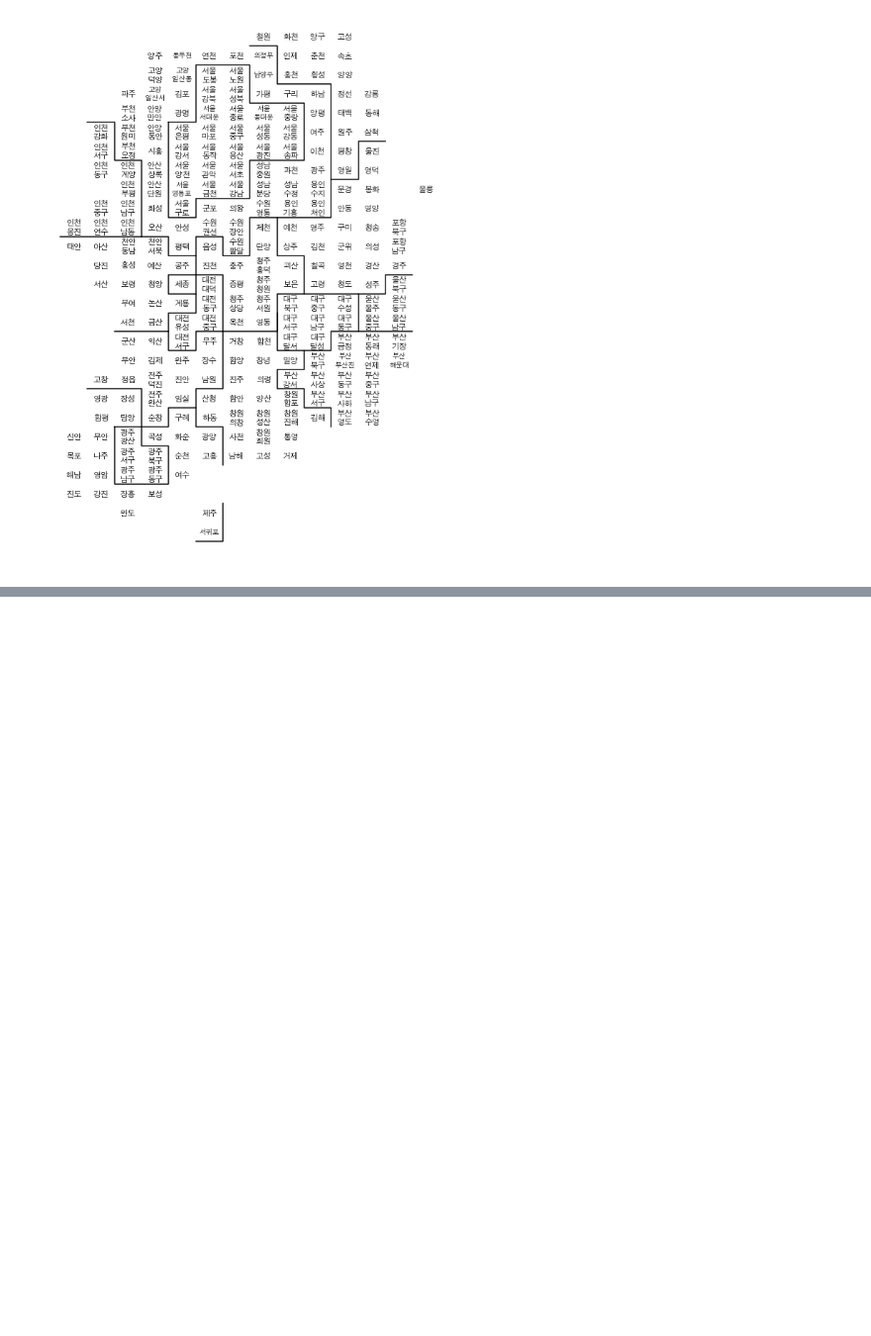
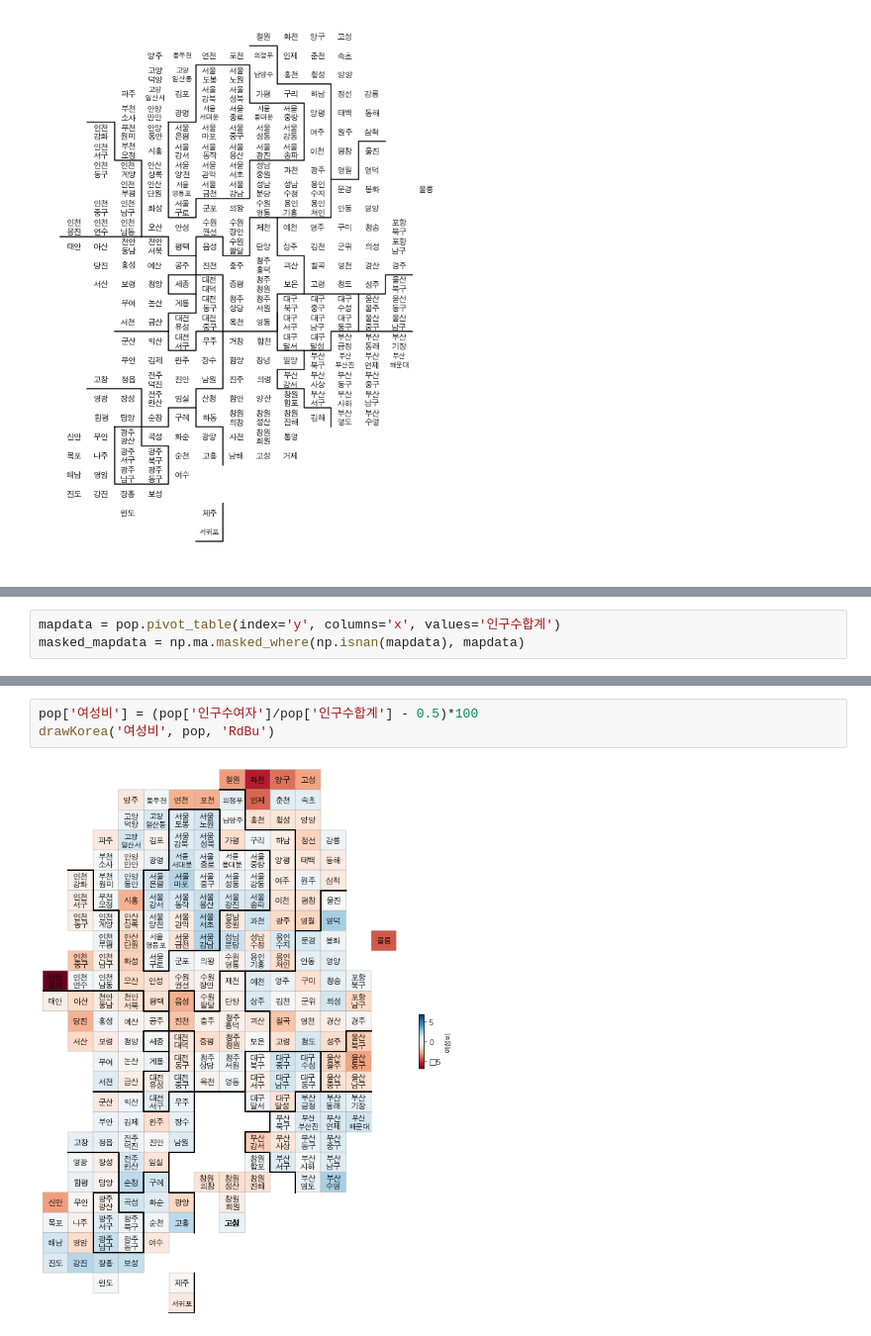
Before and after one commit to Juhye-Kim/Study_DataAnalyzing, a Jupyter notebook: 지역별 인구수 통계 지도 시각화.ipynb, the cells around one changed output, grey strips where cells are left out. Shown at 99% size. Drawn from its saved outputs; the diff is of its cells as text; blank space fills up the shorter version.

```diff
--- a/지역별 인구수 통계 지도 시각화.ipynb
+++ b/지역별 인구수 통계 지도 시각화.ipynb
@@ -443,0 +455,3 @@ TypeError: unsupported operand type(s) for -: 'list' and 'set'
+# %%
+mapdata = pop.pivot_table(index='y', columns='x', values='인구수합계')
+masked_mapdata = np.ma.masked_where(np.isnan(mapdata), mapdata)
@@ -443,0 +531,5 @@ TypeError: unsupported operand type(s) for -: 'list' and 'set'
+# %%
+pop['여성비'] = (pop['인구수여자']/pop['인구수합계'] - 0.5)*100
+drawKorea('여성비', pop, 'RdBu')
+# %% [output]
+[figure, added]
```
Also changed, not shown: parts of 12 cells of this notebook.
